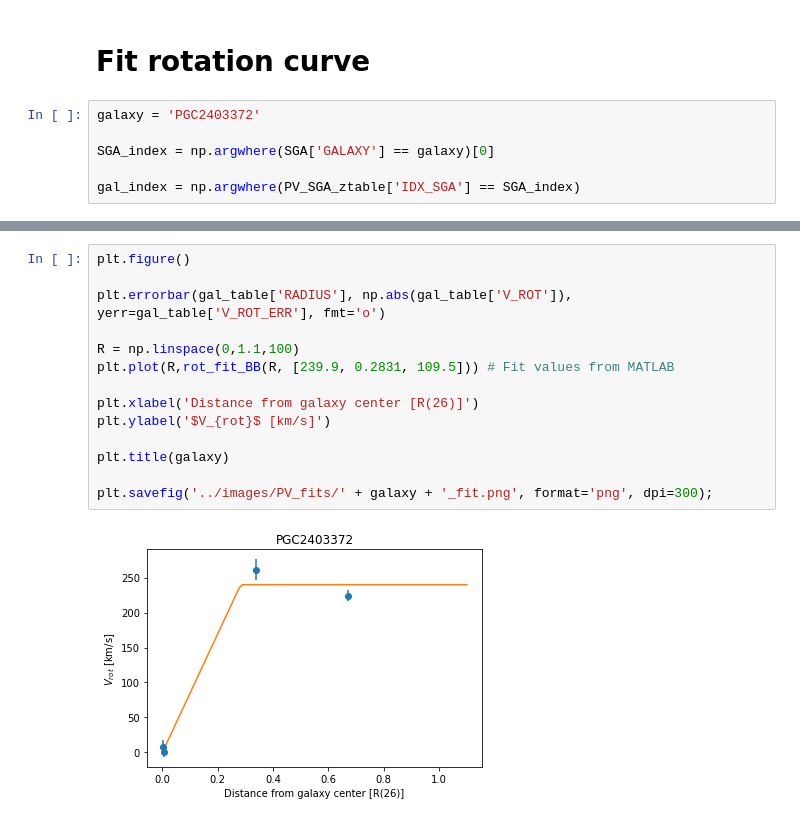
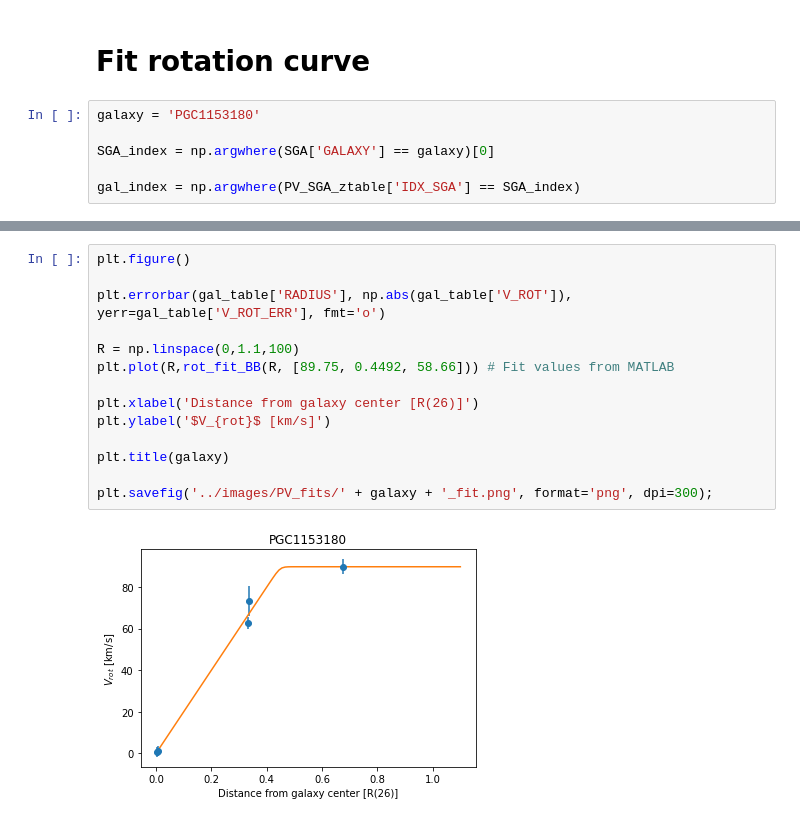
Before and after one commit to DESI-UR/DESI_SGA, a Jupyter notebook: fit_SGA_BB.ipynb, the cells around one changed output, grey strips where cells are left out. Drawn from its saved outputs; the diff is of its cells as text.

```diff
--- a/fit_SGA_BB.ipynb
+++ b/fit_SGA_BB.ipynb
@@ -126,7 +174,7 @@ def nlogL_BB(params, radius, velocity, velocity_err):
 # %% [markdown]
 # Fit rotation curve
 # %%
-galaxy = 'PGC2403372'
+galaxy = 'PGC1153180'
 
 SGA_index = np.argwhere(SGA['GALAXY'] == galaxy)[0]
 
@@ -199,16 +242,16 @@ results
 # %%
 plt.figure()
 
 plt.errorbar(gal_table['RADIUS'], np.abs(gal_table['V_ROT']), yerr=gal_table['V_ROT_ERR'], fmt='o')
 
 R = np.linspace(0,1.1,100)
-plt.plot(R,rot_fit_BB(R, [239.9, 0.2831, 109.5])) # Fit values from MATLAB
+plt.plot(R,rot_fit_BB(R, [89.75, 0.4492, 58.66])) # Fit values from MATLAB
 
 plt.xlabel('Distance from galaxy center [R(26)]')
 plt.ylabel('$V_{rot}$ [km/s]')
 
 plt.title(galaxy)
 
 plt.savefig('../images/PV_fits/' + galaxy + '_fit.png', format='png', dpi=300);
 # %% [output]
-[figure, old version]
+[figure, new version]
```
Also changed, not shown: parts of 4 cells of this notebook.
